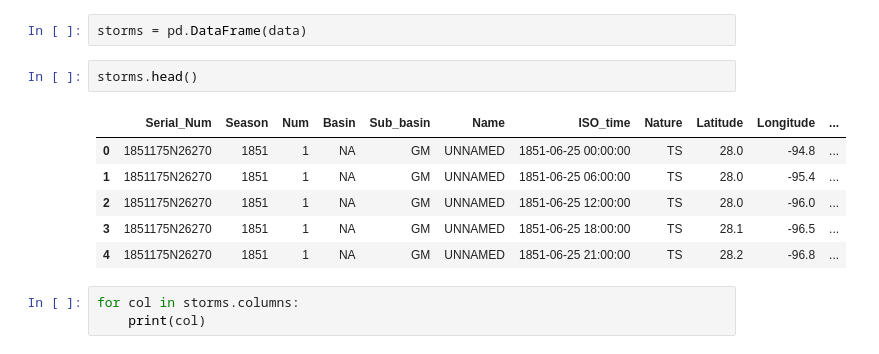
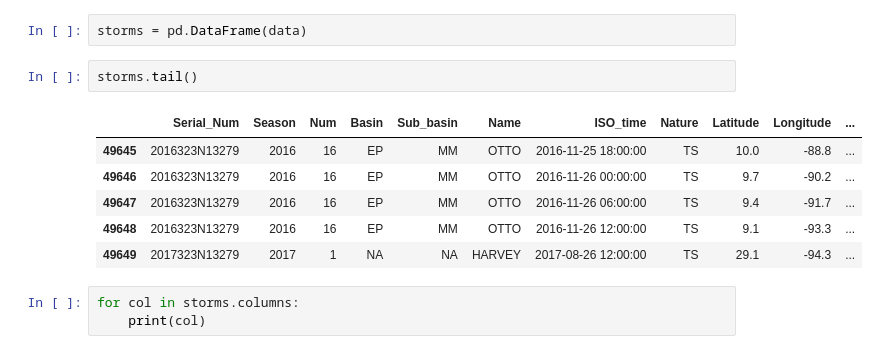
Before and after one commit to zuhbeer/Capstone, a Jupyter notebook: data playground.ipynb, the cells around one changed output. Drawn from its saved outputs; the diff is of its cells as text.

Commit message:
added Harvey data

```diff
--- a/data playground.ipynb
+++ b/data playground.ipynb
@@ -24,14 +24,14 @@ data=pd.read_csv('Basin.NA.ibtracs_wmo.v03r10.csv')
 # %%
 storms = pd.DataFrame(data)
 # %%
-storms.head()
+storms.tail()
 # %% [output]
 |  | Serial_Num | Season | Num | Basin | Sub_basin | Name | ISO_time | Nature | Latitude | Longitude | ... |
-| 0 | 1851175N26270 | 1851 | 1 | NA | GM | UNNAMED | 1851-06-25 00:00:00 | TS | 28.0 | -94.8 | ... |
-| 1 | 1851175N26270 | 1851 | 1 | NA | GM | UNNAMED | 1851-06-25 06:00:00 | TS | 28.0 | -95.4 | ... |
-| 2 | 1851175N26270 | 1851 | 1 | NA | GM | UNNAMED | 1851-06-25 12:00:00 | TS | 28.0 | -96.0 | ... |
-| 3 | 1851175N26270 | 1851 | 1 | NA | GM | UNNAMED | 1851-06-25 18:00:00 | TS | 28.1 | -96.5 | ... |
-| 4 | 1851175N26270 | 1851 | 1 | NA | GM | UNNAMED | 1851-06-25 21:00:00 | TS | 28.2 | -96.8 | ... |
+| 49645 | 2016323N13279 | 2016 | 16 | EP | MM | OTTO | 2016-11-25 18:00:00 | TS | 10.0 | -88.8 | ... |
+| 49646 | 2016323N13279 | 2016 | 16 | EP | MM | OTTO | 2016-11-26 00:00:00 | TS | 9.7 | -90.2 | ... |
+| 49647 | 2016323N13279 | 2016 | 16 | EP | MM | OTTO | 2016-11-26 06:00:00 | TS | 9.4 | -91.7 | ... |
+| 49648 | 2016323N13279 | 2016 | 16 | EP | MM | OTTO | 2016-11-26 12:00:00 | TS | 9.1 | -93.3 | ... |
+| 49649 | 2017323N13279 | 2017 | 1 | NA | NA | HARVEY | 2017-08-26 12:00:00 | TS | 29.1 | -94.3 | ... |
 # %%
 for col in storms.columns:
     print(col)
```
Also changed, not shown: parts of 13 cells of this notebook, 1 other file.
